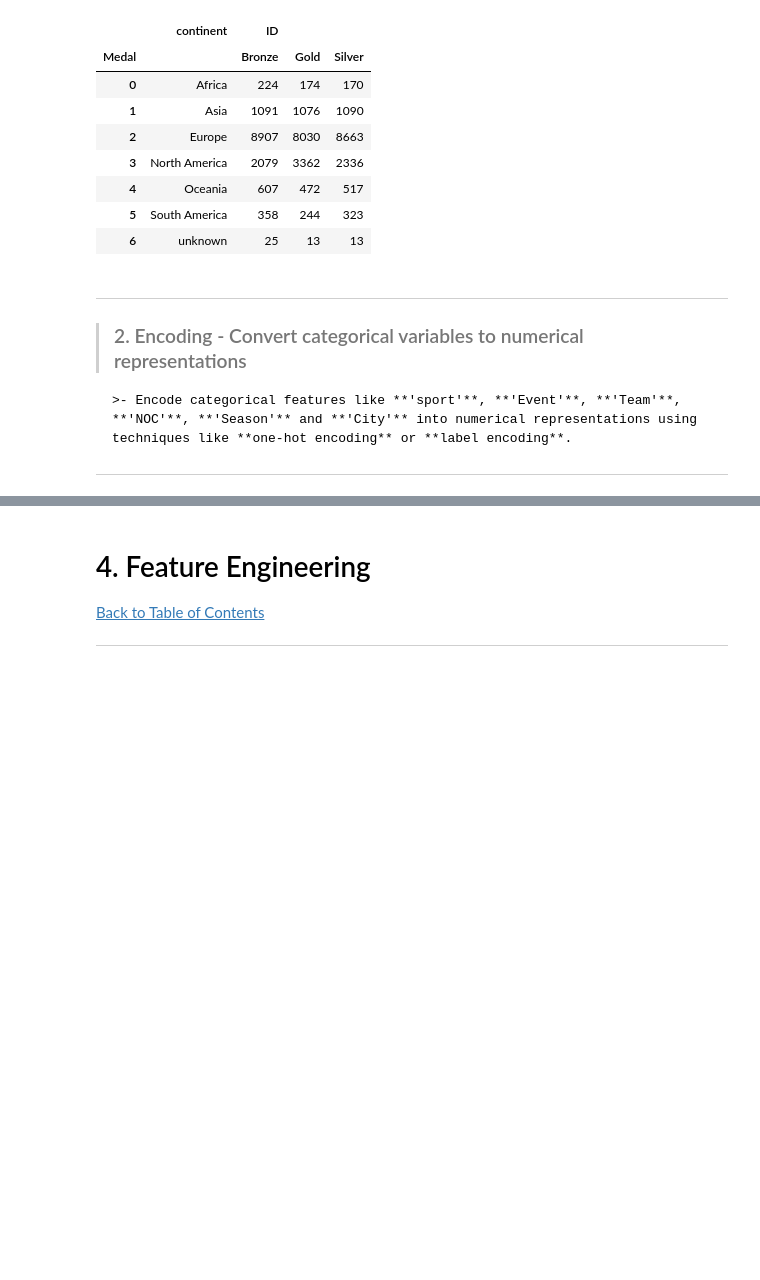
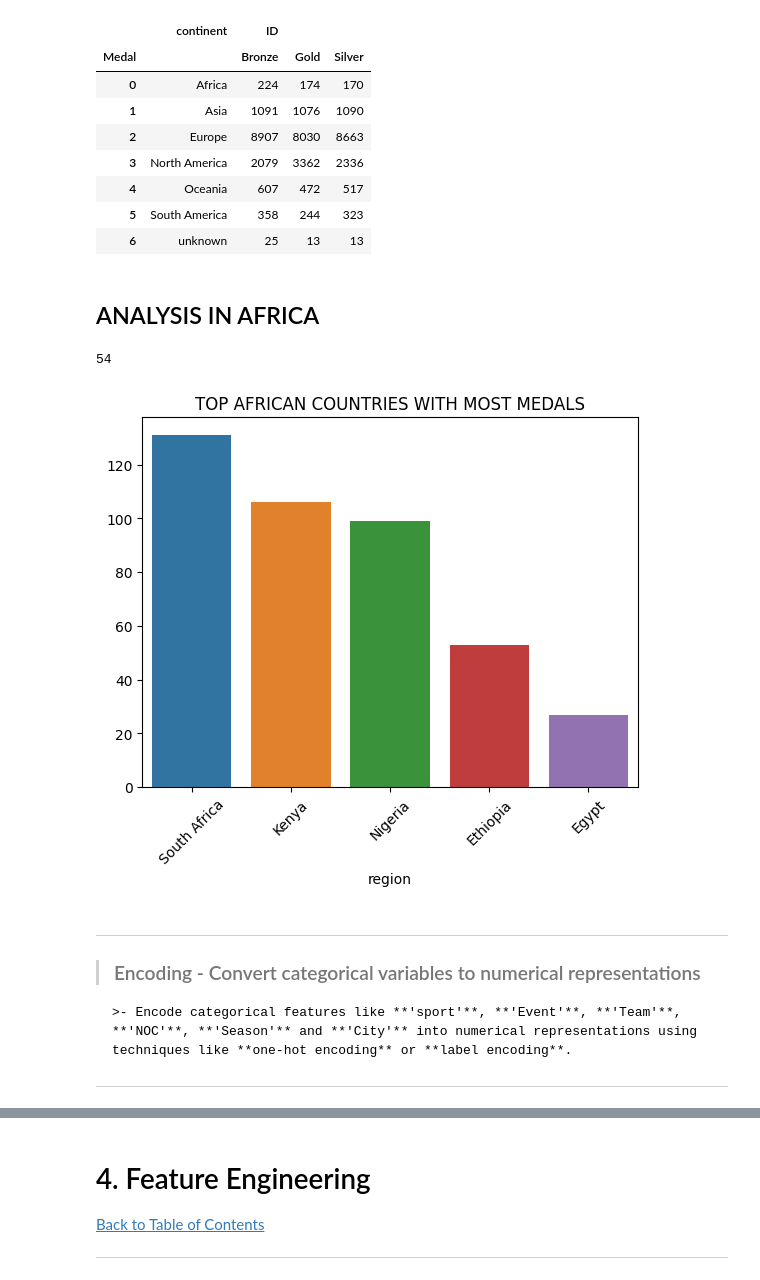
Before and after one commit to dgorgo/Jupyter, a Jupyter notebook: winner - Jupyter.ipynb, the cells around one changed output, grey strips where cells are left out. Saved outputs shown, nothing was run; the diff lists cells and outputs as text; code cells hidden in the pictures; blank space fills up the shorter version.

```diff
--- a/winner - Jupyter.ipynb
+++ b/winner - Jupyter.ipynb
@@ -392,3 +346,19 @@ pivot
 | 4 | Oceania | 607 | 472 | 517 |
 | 5 | South America | 358 | 244 | 323 |
 | 6 | unknown | 25 | 13 | 13 |
+# %% [markdown]
+## ANALYSIS IN AFRICA
+# %%
+africa_df = merged_df[merged_df['continent']== 'Africa'].reset_index(drop=True)
+# %%
+len(africa_df['region'].unique())
+# %% [output]
+54
+# %%
+top_african_countries = africa_df.groupby('region')['Medal'].count().sort_values(ascending=False)
+sns.barplot(top_african_countries.index[:5], top_african_countries.values[:5])
+plt.xticks(rotation=45)
+plt.title('TOP AFRICAN COUNTRIES WITH MOST MEDALS')
+plt.show()
+# %% [output]
+[figure, added]
@@ -395,7 +371,7 @@ pivot
 # %% [markdown]
 ---
 
->### 2. Encoding -  Convert categorical variables to numerical representations <br>
+>### Encoding -  Convert categorical variables to numerical representations <br>
     >- Encode categorical features like **'sport'**, **'Event'**, **'Team'**, **'NOC'**, **'Season'** and **'City'** into numerical representations using techniques like **one-hot encoding** or **label encoding**.
 
 
```
Also changed, not shown: parts of 23 cells of this notebook.
